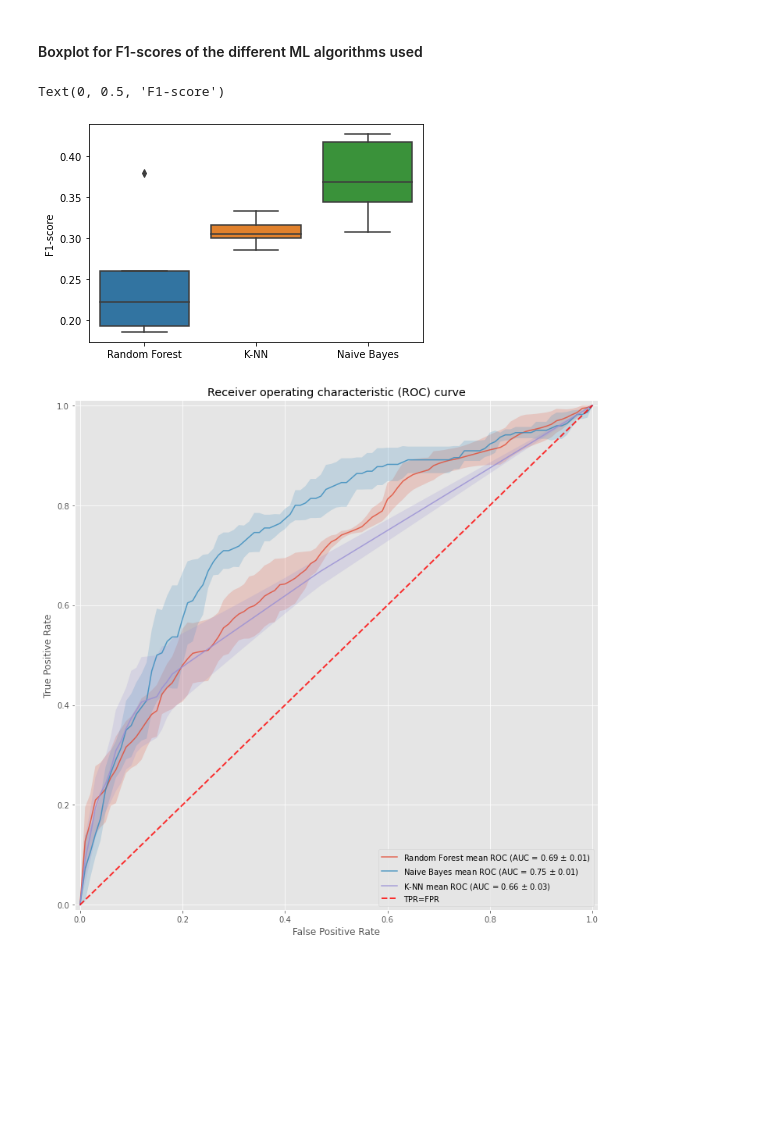
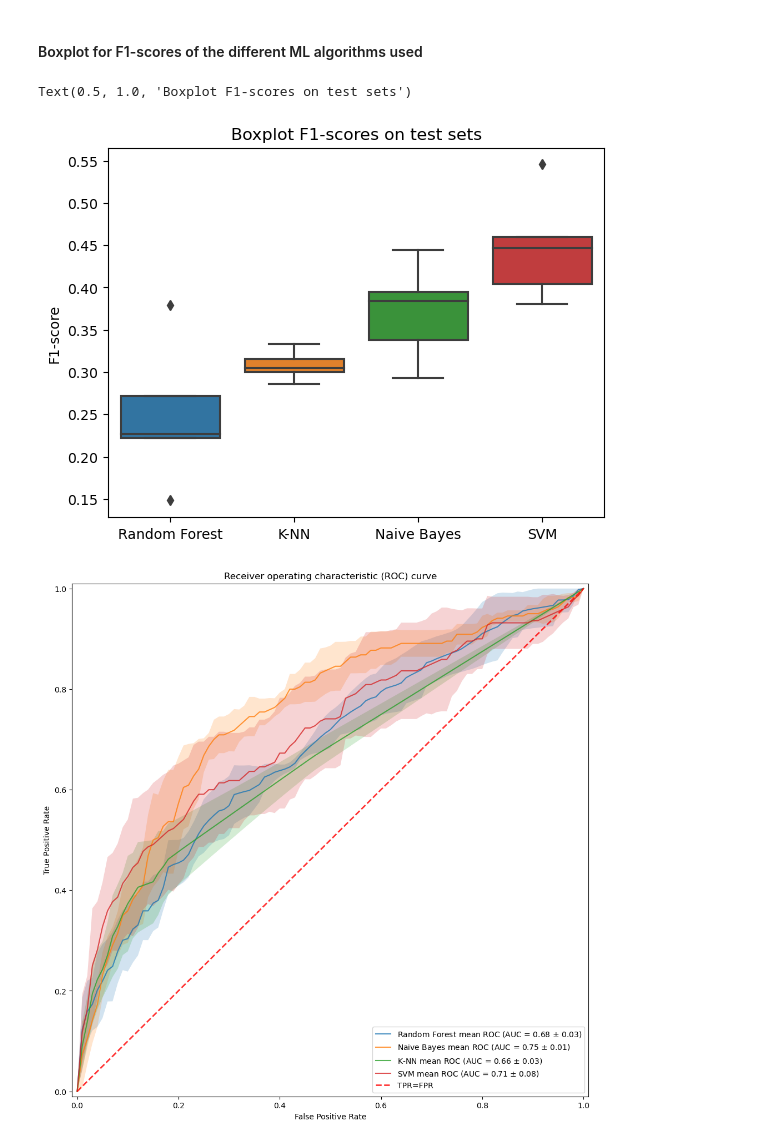
Before and after one commit to pienvangastel/tm10007_ml_group3, a Jupyter notebook: assignment_ordered.ipynb, the cells around one changed output. Cells and saved outputs as stored; diff of their text form; code cells hidden in the pictures; blank space fills up the shorter version.

```diff
--- a/assignment_ordered.ipynb
+++ b/assignment_ordered.ipynb
@@ -403,7 +382,7 @@ for i, (train_index, test_index) in enumerate(rs.split(X, y)):
     y_score = best_clf.predict_proba(X_test)
     scores_nb['f1'] += [f1_score(y_test, y_pred)]
     scores_nb['accuracy'] += [accuracy_score(y_test, y_pred)]
-    scores_nb['AUC'] += [roc_auc_score(y_test, y_score)]
+    scores_nb['AUC'] += [roc_auc_score(y_test, y_score[:,1])]
 
     # Predictions
     scores_nb[f'probs_split_{i+1}'] = y_score
@@ -733,7 +634,7 @@ for i, (train_index, test_index) in enumerate(rs.split(X, y)):
     y_score = best_clf.predict_proba(X_test)
     scores_knn['f1'] += [f1_score(y_test, y_pred)]
     scores_knn['accuracy'] += [accuracy_score(y_test, y_pred)]
-    scores_knn['AUC'] += [roc_auc_score(y_test, y_score)]
+    scores_knn['AUC'] += [roc_auc_score(y_test, y_score[:,1])]
 
     # Predictions
     scores_knn[f'probs_split_{i+1}'] = y_score
@@ -1042,11 +865,12 @@ for i, (train_index, test_index) in enumerate(rs.split(X, y)):
     # Preprocessing
     scaler = StandardScaler()
     pca = PCA()
+    selector = SelectKBest()
 
     # classifier
-    classifier = svm.SVC()
+    classifier = svm.SVC(probability=True)
     # Pipeline
-    pipe = Pipeline(steps=[('scaler', scaler), ('pca', pca), ('svm', classifier)])
+    pipe = Pipeline(steps=[('scaler', scaler), ('select', selector), ('svm', classifier)])
 
     # GridSearch
 
@@ -1056,7 +880,8 @@ for i, (train_index, test_index) in enumerate(rs.split(X, y)):
             'svm__C': list(np.arange(0.01,100, 5)),
             'svm__gamma': list(np.arange(0.001, 1, 0.05)),
             'svm__kernel': ['rbf', 'poly', 'linear'],
-            'pca__n_components': [None] + list(np.arange(1, 101, 20))}
+            #'pca__n_components': [None] + list(np.arange(1, 101, 20))}
+            'select__k': np.arange(100, 200)}
 
 
     search = RandomizedSearchCV(pipe, random_grid, cv=3, verbose=5, scoring = 'f1', n_iter= 20)
@@ -1069,7 +894,7 @@ for i, (train_index, test_index) in enumerate(rs.split(X, y)):
     y_score = best_clf.predict_proba(X_test)
     scores_svm['f1'] += [f1_score(y_test, y_pred)]
     scores_svm['accuracy'] += [accuracy_score(y_test, y_pred)]
-    scores_svm['AUC'] += [roc_auc_score(y_test, y_score)]
+    scores_svm['AUC'] += [roc_auc_score(y_test, y_score[:,1])]
 
     # Predictions
     scores_svm[f'probs_split_{i+1}'] = y_score
@@ -1146,18 +1052,18 @@ for i, clf in enumerate(fitted_clf_list_svm):
 # %% [markdown]
 ### Create table of p-values (significant values are green)
 # %%
-classifiers_used = ['Random Forest', 'K-NN', 'Naive Bayes'] # SVM toevoegen
+classifiers_used = ['Random Forest', 'K-NN', 'Naive Bayes', 'SVM']
 
 names = combinations(classifiers_used, 2)
 #comb = combinations([scores_rf['f1'], scores_knn['f1'], scores_nb['f1'], scores_svm['f1']], 2)
 
 # Terugveranderen!
-scores_rf = [0.25925925925925924, 0.37931034482758624, 0.18518518518518517, 0.1923076923076923, 0.22222222222222218]
-scores_knn = [0.3, 0.3157894736842105, 0.30508474576271183, 0.3333333333333333, 0.2857142857142857]
-scores_nb = [0.30769230769230765, 0.41666666666666663, 0.34375, 0.4266666666666667, 0.3684210526315789]
-#scores_svm = []
+#scores_rf = [0.25925925925925924, 0.37931034482758624, 0.18518518518518517, 0.1923076923076923, 0.22222222222222218]
+#scores_knn = [0.3, 0.3157894736842105, 0.30508474576271183, 0.3333333333333333, 0.2857142857142857]
+#scores_nb = [0.30769230769230765, 0.41666666666666663, 0.34375, 0.4266666666666667, 0.3684210526315789]
+#scores_svm = [0.393939393939394, 0.5000000000000001, 0.4594594594594595, 0.43076923076923074, 0.47619047619047616]
 
-comb = combinations([scores_rf, scores_knn, scores_nb], 2)
+comb = combinations([scores_rf['f1'], scores_knn['f1'], scores_nb['f1'], scores_svm['f1']], 2)
 
 # Print the obtained combinations
 p_values_table = pd.DataFrame(index=classifiers_used, columns=classifiers_used)
@@ -1182,23 +1089,24 @@ display(p_values_table)
 # %% [markdown]
 #### Boxplot for F1-scores of the different ML algorithms used
 # %%
-scores_df = pd.DataFrame({'Random Forest': scores_rf, 'K-NN': scores_knn, 'Naive Bayes': scores_nb})
+scores_df = pd.DataFrame({'Random Forest': scores_rf['f1'], 'K-NN': scores_knn['f1'], 'Naive Bayes': scores_nb['f1'], 'SVM': scores_svm['f1']})
 
 ax = seaborn.boxplot(data=scores_df)
 ax.set_ylabel('F1-score')
+ax.set_title('Boxplot F1-scores on test sets')
 # %% [output]
-Text(0, 0.5, 'F1-score')
+Text(0.5, 1.0, 'Boxplot F1-scores on test sets')
-[figure, old version]
+[figure, new version]
 # %%
 # Code adapted from:
 # https://stackoverflow.com/questions/51442818/average-roc-curve-across-folds-for-multi-class-classification-case-in-sklearn
 
 from sklearn.metrics import roc_curve, auc
 
-plt.style.use('ggplot')
+plt.style.use('default')
 
-scores_dict = [scores_rf, scores_nb, scores_knn]
-classifiers_used = ['Random Forest', 'Naive Bayes', 'K-NN']
+scores_dict = [scores_rf, scores_nb, scores_knn, scores_svm]
+classifiers_used = ['Random Forest', 'Naive Bayes', 'K-NN', 'SVM']
 
 colors = ['darksalmon', 'gold', 'royalblue', 'mediumseagreen', 'violet']
 plt.figure(figsize=(12, 12))
@@ -1238,7 +1146,7 @@ plt.legend(loc="lower right")
 plt.title('Receiver operating characteristic (ROC) curve')
 plt.show()
 # %% [output]
-[figure, old version]
+[figure, new version]
 # %%
 from sklearn.metrics import precision_recall_curve
 from sklearn.metrics import average_precision_score
```
Also changed, not shown: parts of 17 cells of this notebook.
